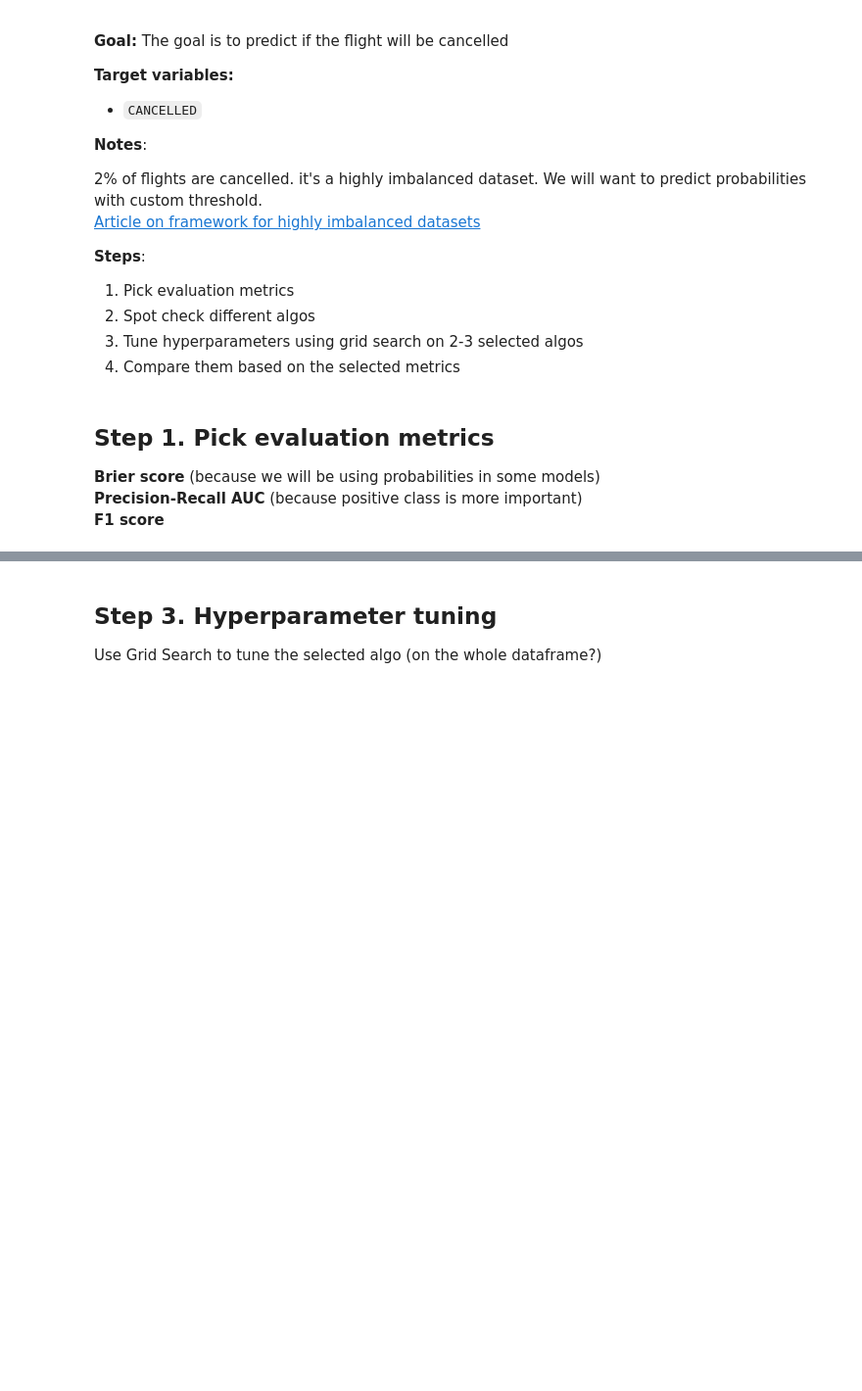
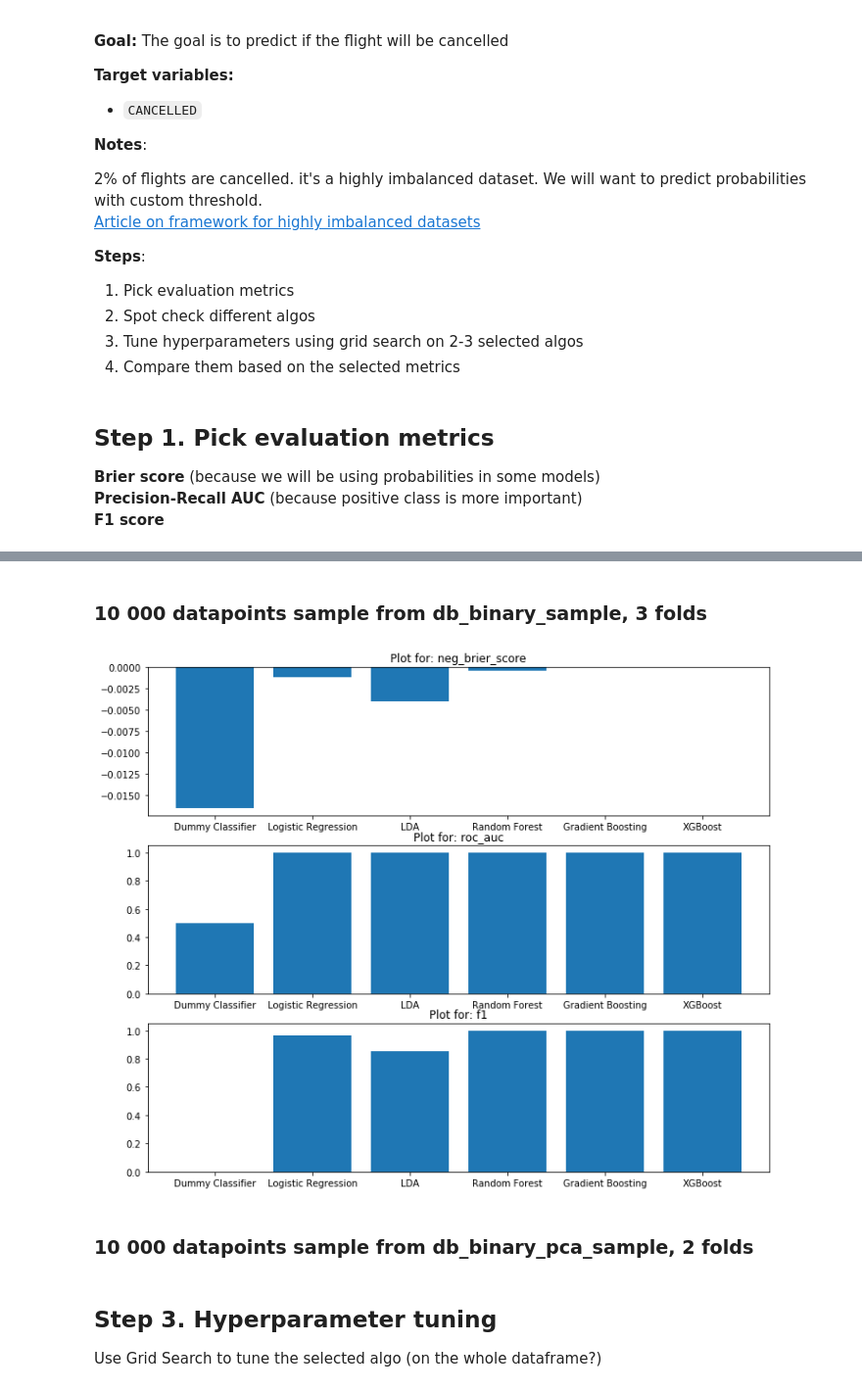
Before and after one commit to Isabelle-Dr/MidTerm-Project, a Jupyter notebook: Notebooks/4_Binary_classification.ipynb, the cells around one changed output, grey strips where cells are left out. Shown: that part at 98% size. Drawn from its saved outputs; the diff is of its cells as text; code cells hidden in the pictures; blank space fills up the shorter version.

```diff
--- a/Notebooks/4_Binary_classification.ipynb
+++ b/Notebooks/4_Binary_classification.ipynb
@@ -379,0 +182,8 @@ cv_results
+# %% [markdown]
+### 10 000 datapoints sample from db_binary_sample, 3 folds
+# %%
+results_mean, results_std = perform_cross_validate(models=models, X=X, y=y, scoring=scoring, n_folds=3, plot=True)
+# %% [output]
+[figure, added]
+# %% [markdown]
+### 10 000 datapoints sample from db_binary_pca_sample, 2 folds
```
Also changed, not shown: parts of 45 cells of this notebook.
